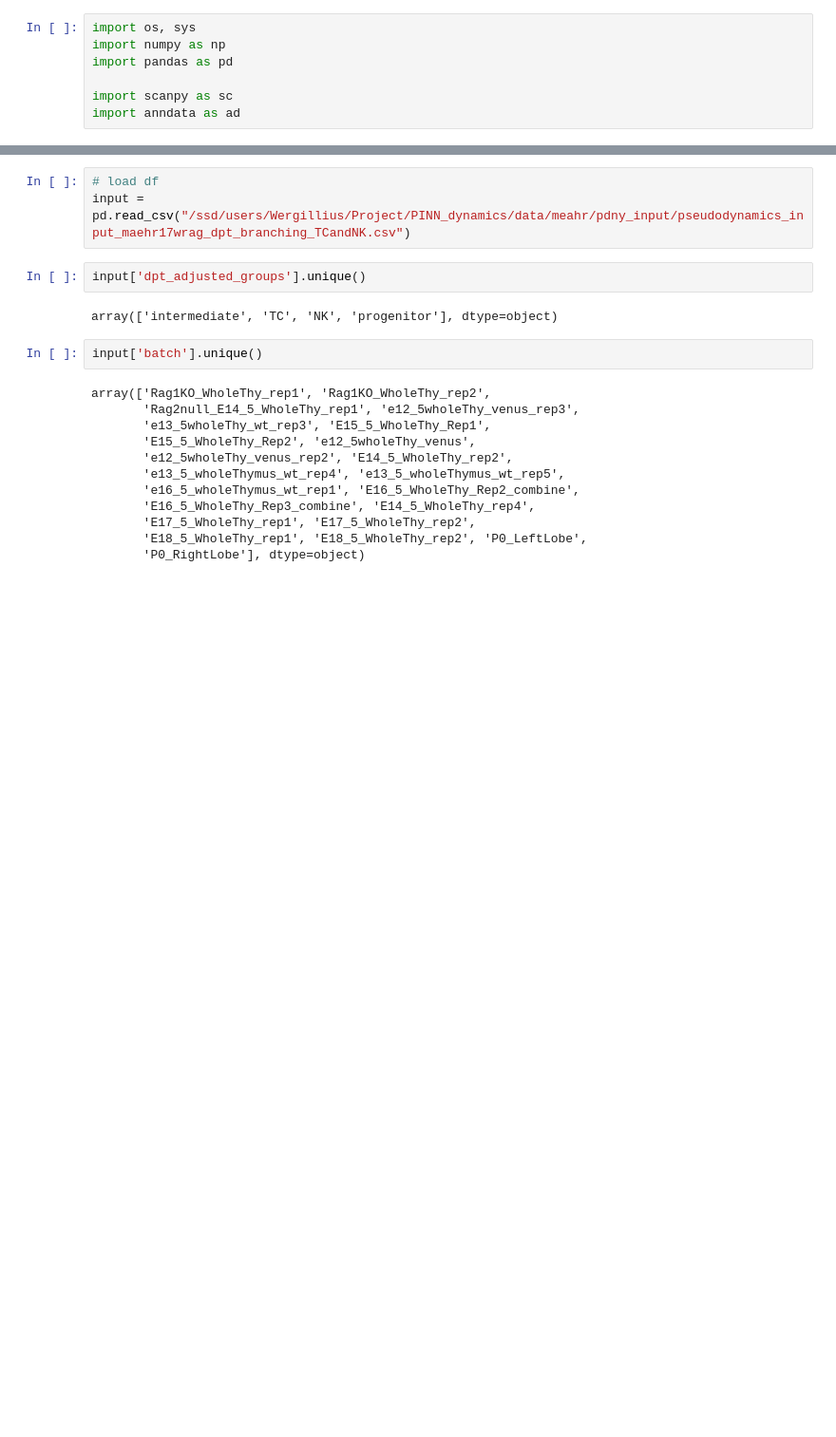
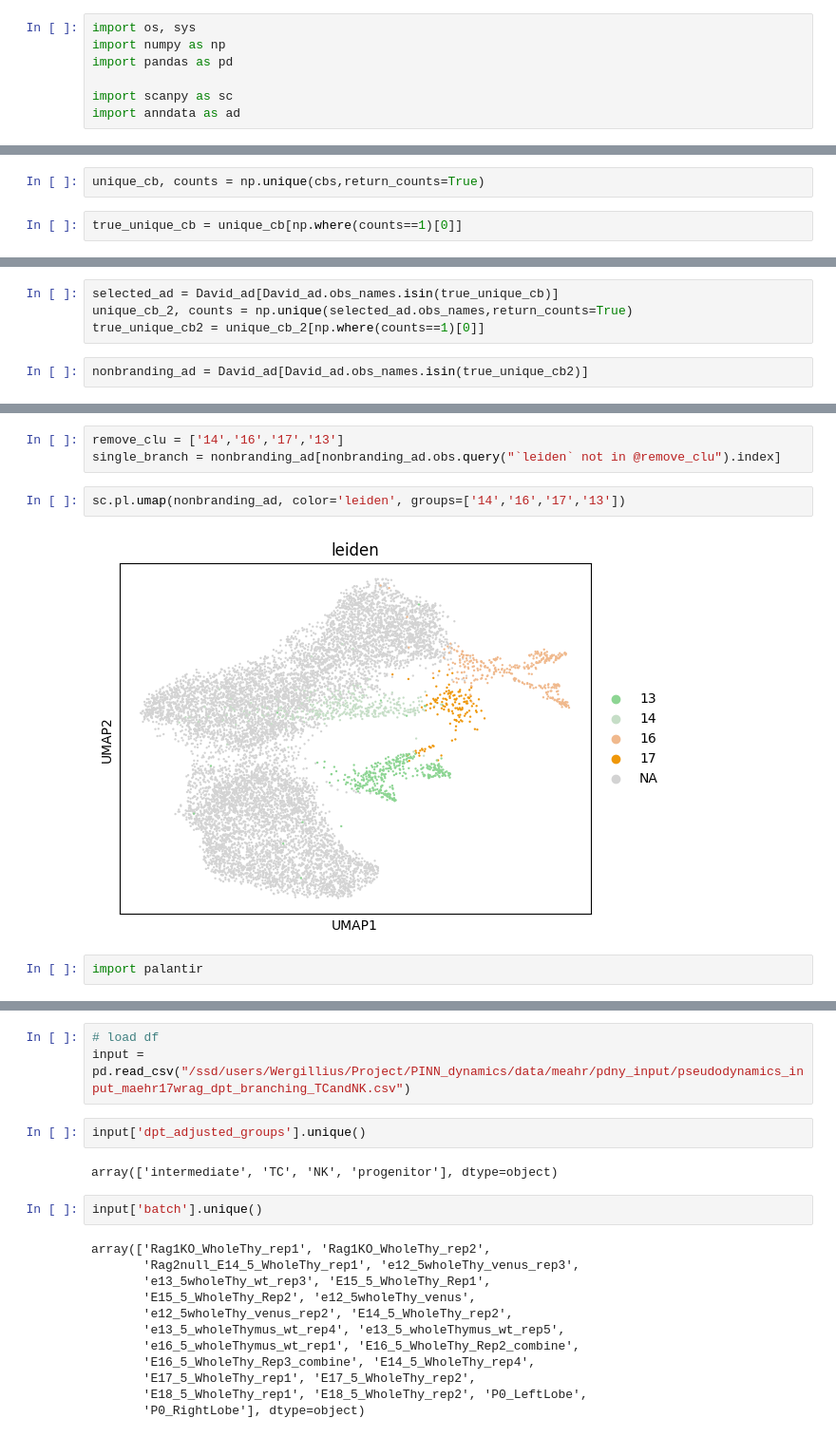
Before and after one commit to oZwZo/PINN_dynamics, a Jupyter notebook: Explore_Notebook/1.explore_datasets/1-6.check_meahr_wrag.ipynb, the cells around one changed output, grey strips where cells are left out. Shown: that part at 95% size. Drawn from its saved outputs; the diff is of its cells as text; blank space fills up the shorter version.

```diff
--- a/Explore_Notebook/1.explore_datasets/1-6.check_meahr_wrag.ipynb
+++ b/Explore_Notebook/1.explore_datasets/1-6.check_meahr_wrag.ipynb
@@ -7,0 +82,4 @@ import anndata as ad
+# %%
+unique_cb, counts = np.unique(cbs,return_counts=True)
+# %%
+true_unique_cb = unique_cb[np.where(counts==1)[0]]
@@ -7,0 +100,6 @@ import anndata as ad
+# %%
+selected_ad = David_ad[David_ad.obs_names.isin(true_unique_cb)]
+unique_cb_2, counts = np.unique(selected_ad.obs_names,return_counts=True)
+true_unique_cb2 = unique_cb_2[np.where(counts==1)[0]]
+# %%
+nonbranding_ad = David_ad[David_ad.obs_names.isin(true_unique_cb2)]
@@ -7,0 +117,9 @@ import anndata as ad
+# %%
+remove_clu = ['14','16','17','13']
+single_branch = nonbranding_ad[nonbranding_ad.obs.query("`leiden` not in @remove_clu").index]
+# %%
+sc.pl.umap(nonbranding_ad, color='leiden', groups=['14','16','17','13'])
+# %% [output]
+[figure, added]
+# %%
+import palantir
```
Also changed, not shown: parts of 48 cells of this notebook, 1 other file.
